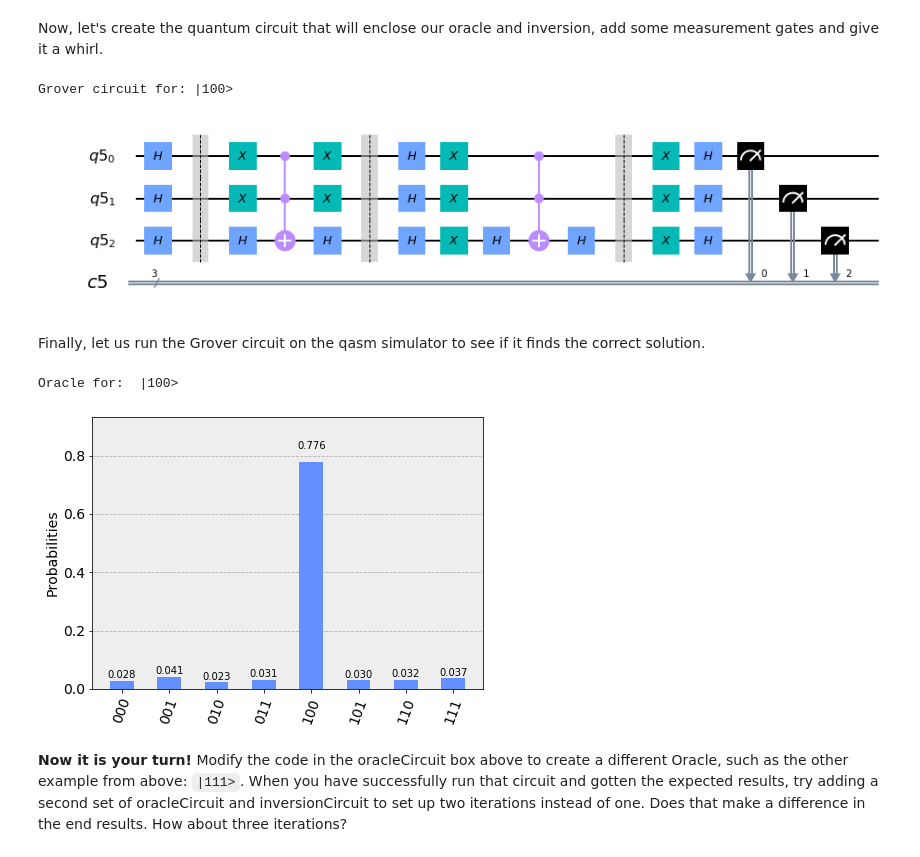
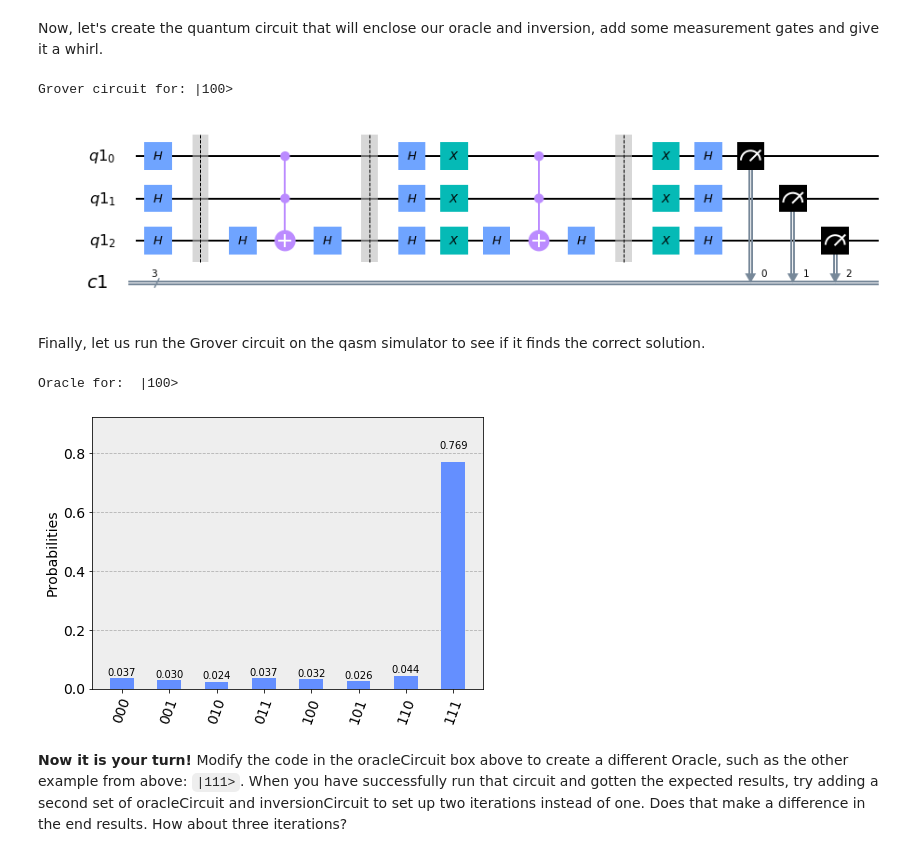
Before and after one commit to ordmoj/qiskit-community-tutorials, a Jupyter notebook: qiskit_advocates/meetups/11_04_19-Hassi_Norlen-McLean/exercise_3_grover_search.ipynb, the cells around one changed output. Cells and saved outputs as stored; diff of their text form; code cells hidden in the pictures.

```diff
--- a/qiskit_advocates/meetups/11_04_19-Hassi_Norlen-McLean/exercise_3_grover_search.ipynb
+++ b/qiskit_advocates/meetups/11_04_19-Hassi_Norlen-McLean/exercise_3_grover_search.ipynb
@@ -49,13 +51,13 @@ oracleCircuit=QuantumCircuit(qr,cr)
 
 
 oracle_type="|100>"
-oracleCircuit.x(qr[0])
-oracleCircuit.x(qr[1])
+#oracleCircuit.x(qr[0])
+#oracleCircuit.x(qr[1])
 oracleCircuit.h(qr[2])
 oracleCircuit.ccx(qr[0],qr[1],qr[2])
-oracleCircuit.x(qr[1])
+#oracleCircuit.x(qr[1])
 oracleCircuit.h(qr[2])
-oracleCircuit.x(qr[0])
+#oracleCircuit.x(qr[0])
 
 display(oracleCircuit.draw(output="mpl"))
 # %% [output]
@@ -63,19 +65,19 @@ display(oracleCircuit.draw(output="mpl"))
 # %% [markdown]
 We also create an inversion circuit that is used to boost the phase of the correct solution.
 # %%
-inversionCircuit=QuantumCircuit(qr,cr)
+amplifierCircuit=QuantumCircuit(qr,cr)
 
-inversionCircuit.barrier(qr)
-inversionCircuit.h(qr)
-inversionCircuit.x(qr)
-inversionCircuit.h(qr[2])
-inversionCircuit.ccx(qr[0],qr[1],qr[2])
-inversionCircuit.h(qr[2])
-inversionCircuit.barrier(qr)
-inversionCircuit.x(qr)
-inversionCircuit.h(qr)
+amplifierCircuit.barrier(qr)
+amplifierCircuit.h(qr)
+amplifierCircuit.x(qr)
+amplifierCircuit.h(qr[2])
+amplifierCircuit.ccx(qr[0],qr[1],qr[2])
+amplifierCircuit.h(qr[2])
+amplifierCircuit.barrier(qr)
+amplifierCircuit.x(qr)
+amplifierCircuit.h(qr)
 
-display(inversionCircuit.draw(output="mpl"))
+display(amplifierCircuit.draw(output="mpl"))
 # %% [output]
 [figure]
 # %% [markdown]
@@ -83,21 +85,21 @@ Now, let's create the quantum circuit that will enclose our oracle and inversion
 # %%
 groverCircuit = QuantumCircuit(qr,cr)
 
 # initiate the Grover with Hadamards
 groverCircuit.h(qr)
 groverCircuit.barrier(qr)
 
 # add the oracle and the inversion
 groverCircuit+=oracleCircuit
-groverCircuit+=inversionCircuit
+groverCircuit+=amplifierCircuit
 
 # add measurements
 groverCircuit.measure(qr,cr)
 print("Grover circuit for:", oracle_type)
 groverCircuit.draw(output="mpl")
 # %% [output]
 Grover circuit for: |100>
-[figure, old version]
+[figure, new version]
 # %% [markdown]
 Finally, let us run the Grover circuit on the qasm simulator to see if it finds the correct solution.
 # %%
@@ -109,7 +111,7 @@ print("Oracle for: ", oracle_type)
 display(plot_histogram(answer))
 # %% [output]
 Oracle for:  |100>
-[figure, old version]
+[figure, new version]
 # %% [markdown]
 **Now it is your turn!** Modify the code in the oracleCircuit box above to create a different Oracle, such as the other example from above: `|111>`. When you have successfully run that circuit and gotten the expected results, try adding a second set of oracleCircuit and inversionCircuit to set up two iterations instead of one. Does that make a difference in the end results. How about three iterations?
 # %% [markdown]
```
Also changed, not shown: parts of 8 cells of this notebook, 8 other files.
